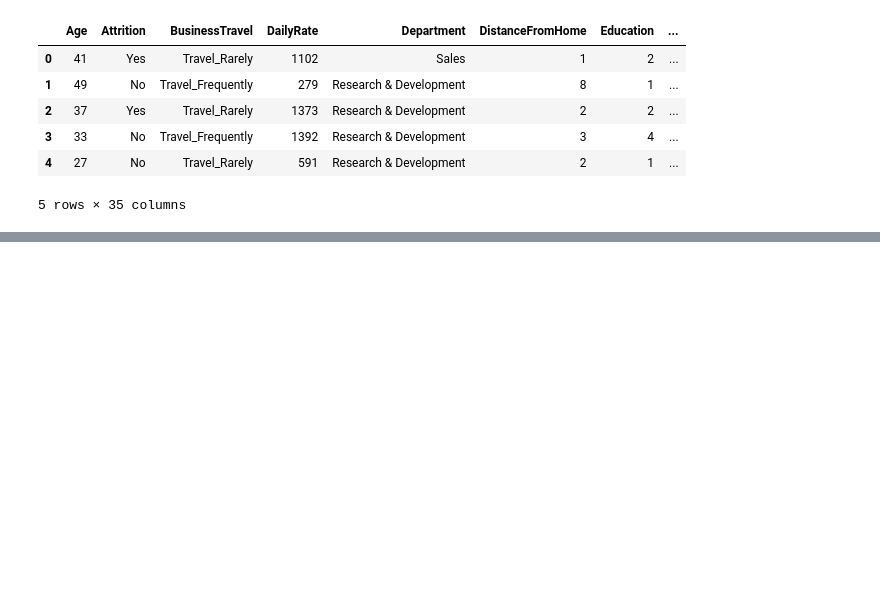
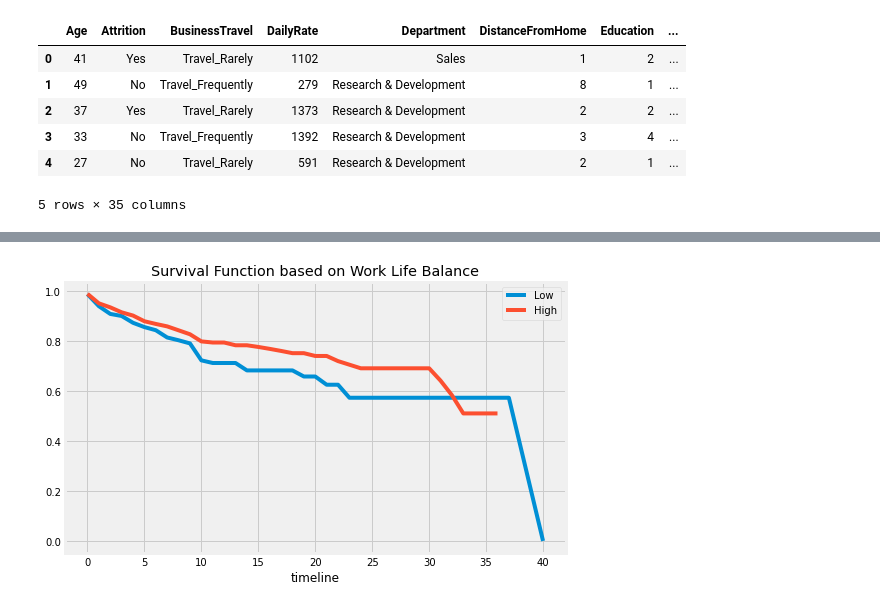
Before and after one commit to firasbrinsi1998/Employee-Attrition-using-Survival-Analysis, a Jupyter notebook: Employee-Attrition-using-Survival-Analysis.ipynb, the cells around one changed output, grey strips where cells are left out. Cells and saved outputs as stored; diff of their text form; code cells hidden in the pictures; blank space fills up the shorter version.

```diff
--- a/Employee-Attrition-using-Survival-Analysis.ipynb
+++ b/Employee-Attrition-using-Survival-Analysis.ipynb
@@ -120,0 +201,22 @@ Name: Attrition, dtype: int64
+# %%
+#Work-Life balance
+
+worklifelow = ((df['WorkLifeBalance'] == 1) | (df['WorkLifeBalance'] == 2))
+worklifehigh = ((df['WorkLifeBalance'] == 3) | (df['WorkLifeBalance'] == 4))
+
+ax = plt.subplot()
+kmf = KaplanMeierFitter()
+
+kmf.fit(durations=df[worklifelow]['YearsAtCompany'],
+        event_observed=df[worklifelow]['Attrition'],
+        label='Low')
+kmf.survival_function_.plot(figsize=(8,5), ax=ax)
+
+kmf.fit(durations=df[worklifehigh]['YearsAtCompany'],
+        event_observed=df[worklifehigh]['Attrition'],
+        label='High')
+kmf.survival_function_.plot(figsize=(8,5), ax=ax)
+plt.title('Survival Function based on Work Life Balance')
+plt.show();
+# %% [output]
+[figure, added]
```
Also changed, not shown: parts of 23 cells of this notebook.
